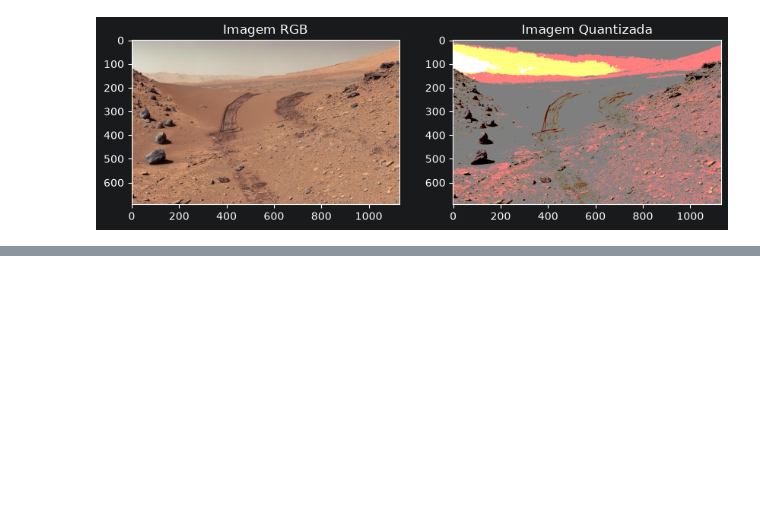
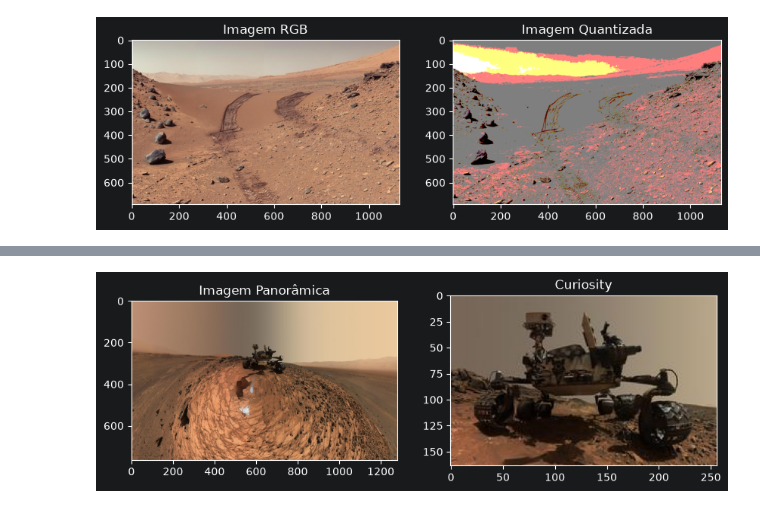
Before and after one commit to ricardolopestomaz/mars-vision-lab, a Jupyter notebook: main.ipynb, the cells around one changed output, grey strips where cells are left out. Cells and saved outputs as stored; diff of their text form; code cells hidden in the pictures; blank space fills up the shorter version.

```diff
--- a/main.ipynb
+++ b/main.ipynb
@@ -72,0 +122,14 @@ array = quantization_image(cut_image_RGB)
+# %%
+panorama_curiosity = cv2.imread("data/curiosity/colorida/cor_10_curiosity_archive_sol0_SCIENCE.png")
+panorama_curiosity_RGB = cv2.cvtColor(panorama_curiosity, cv2.COLOR_BGR2RGB)
+
+curiosity = panorama_curiosity_RGB[192:356,512:768]
+
+fig, axes = plt.subplots(1, 2, figsize=(10, 5))
+axes[0].set_title("Imagem Panorâmica")
+axes[0].imshow(panorama_curiosity_RGB)
+axes[1].set_title("Curiosity")
+axes[1].imshow(curiosity)
+plt.show()
+# %% [output]
+[figure, added]
```
Also changed, not shown: parts of 6 cells of this notebook.
